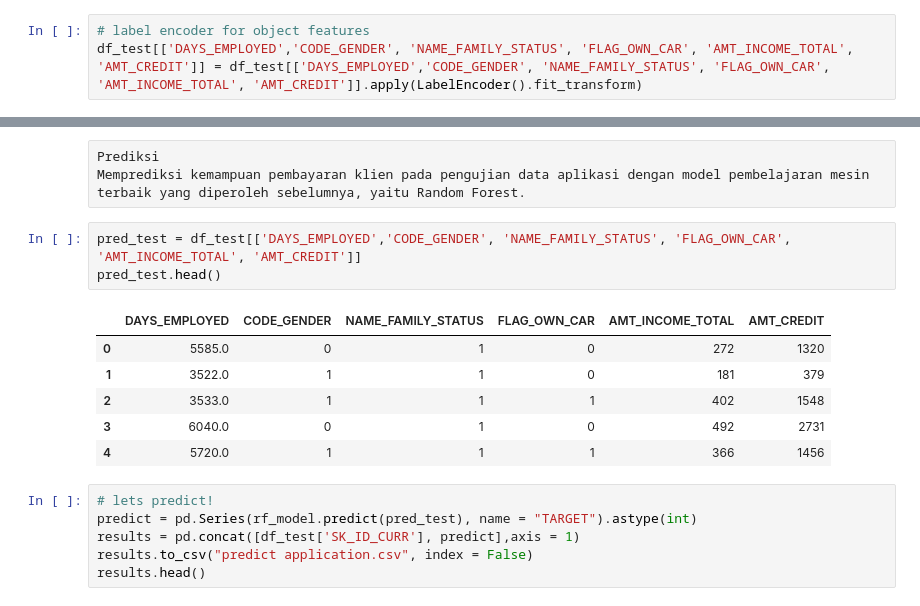
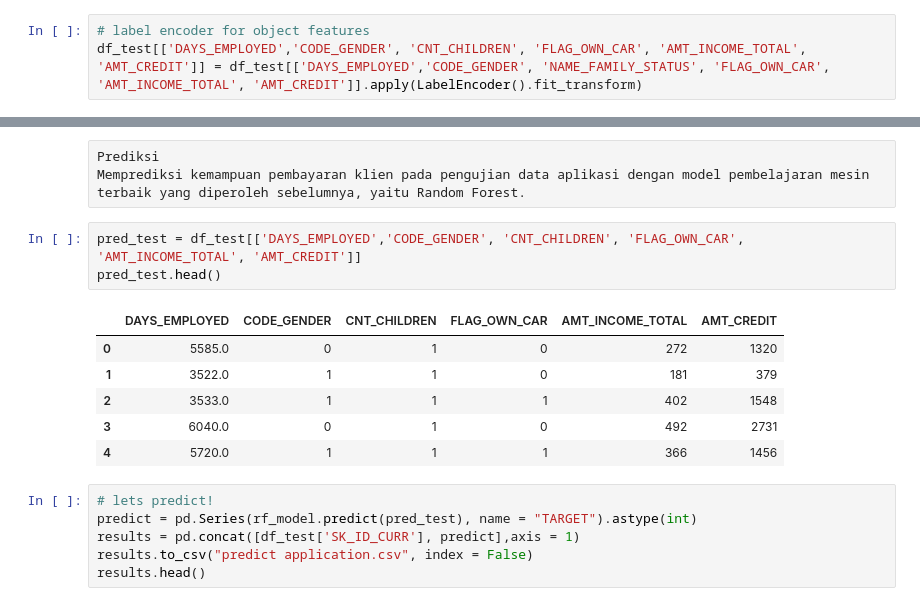
Before and after one commit to firdanurfalah/final_project, a Jupyter notebook: FINAL PROJEK FINAL FINAL FINAL.ipynb, the cells around one changed output, grey strips where cells are left out. Saved outputs shown, nothing was run; the diff lists cells and outputs as text.

```diff
--- a/FINAL PROJEK FINAL FINAL FINAL.ipynb
+++ b/FINAL PROJEK FINAL FINAL FINAL.ipynb
@@ -1678,7 +1678,7 @@ Missing values status: False
 Label Encoding
 # %%
 # label encoder for object features
-df_test[['DAYS_EMPLOYED','CODE_GENDER', 'NAME_FAMILY_STATUS', 'FLAG_OWN_CAR', 'AMT_INCOME_TOTAL', 'AMT_CREDIT']] = df_test[['DAYS_EMPLOYED','CODE_GENDER', 'NAME_FAMILY_STATUS', 'FLAG_OWN_CAR', 'AMT_INCOME_TOTAL', 'AMT_CREDIT']].apply(LabelEncoder().fit_transform)
+df_test[['DAYS_EMPLOYED','CODE_GENDER', 'CNT_CHILDREN', 'FLAG_OWN_CAR', 'AMT_INCOME_TOTAL', 'AMT_CREDIT']] = df_test[['DAYS_EMPLOYED','CODE_GENDER', 'NAME_FAMILY_STATUS', 'FLAG_OWN_CAR', 'AMT_INCOME_TOTAL', 'AMT_CREDIT']].apply(LabelEncoder().fit_transform)
 # %%
 df_test.head()
 # %% [output]
@@ -1698,10 +1698,10 @@ df_test.iloc[:,45] = df_test.iloc[:,45].abs()
 Prediksi
 Memprediksi kemampuan pembayaran klien pada pengujian data aplikasi dengan model pembelajaran mesin terbaik yang diperoleh sebelumnya, yaitu Random Forest.
 # %%
-pred_test = df_test[['DAYS_EMPLOYED','CODE_GENDER', 'NAME_FAMILY_STATUS', 'FLAG_OWN_CAR', 'AMT_INCOME_TOTAL', 'AMT_CREDIT']]
+pred_test = df_test[['DAYS_EMPLOYED','CODE_GENDER', 'CNT_CHILDREN', 'FLAG_OWN_CAR', 'AMT_INCOME_TOTAL', 'AMT_CREDIT']]
 pred_test.head()
 # %% [output]
-|  | DAYS_EMPLOYED | CODE_GENDER | NAME_FAMILY_STATUS | FLAG_OWN_CAR | AMT_INCOME_TOTAL | AMT_CREDIT |
+|  | DAYS_EMPLOYED | CODE_GENDER | CNT_CHILDREN | FLAG_OWN_CAR | AMT_INCOME_TOTAL | AMT_CREDIT |
 | 0 | 5585.0 | 0 | 1 | 0 | 272 | 1320 |
 | 1 | 3522.0 | 1 | 1 | 0 | 181 | 379 |
 | 2 | 3533.0 | 1 | 1 | 1 | 402 | 1548 |
```
Also changed, not shown: parts of 24 cells of this notebook, 3 other files.
